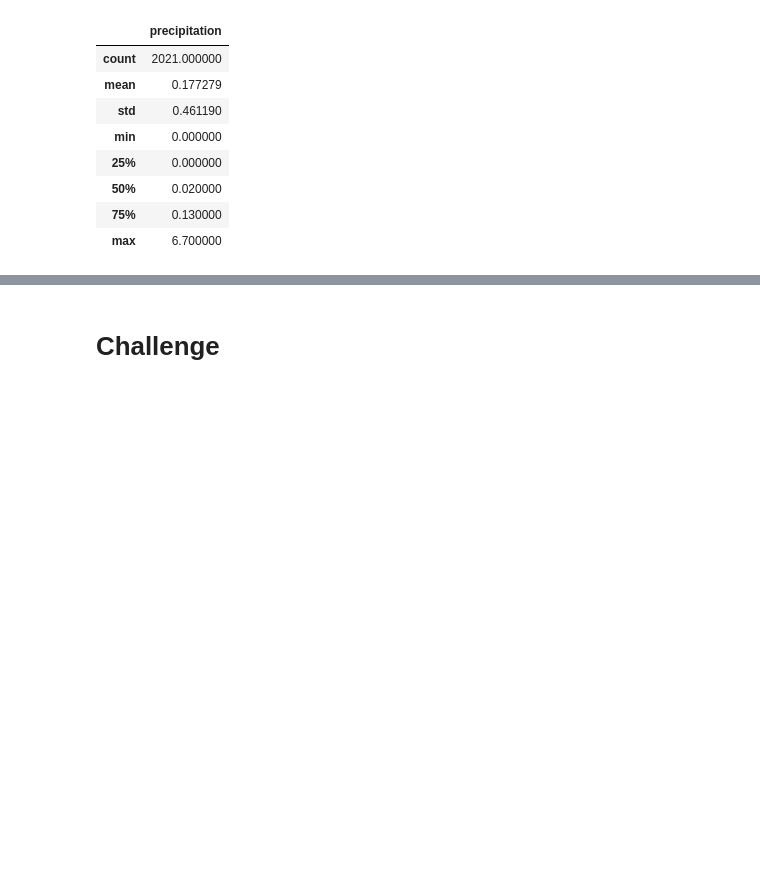
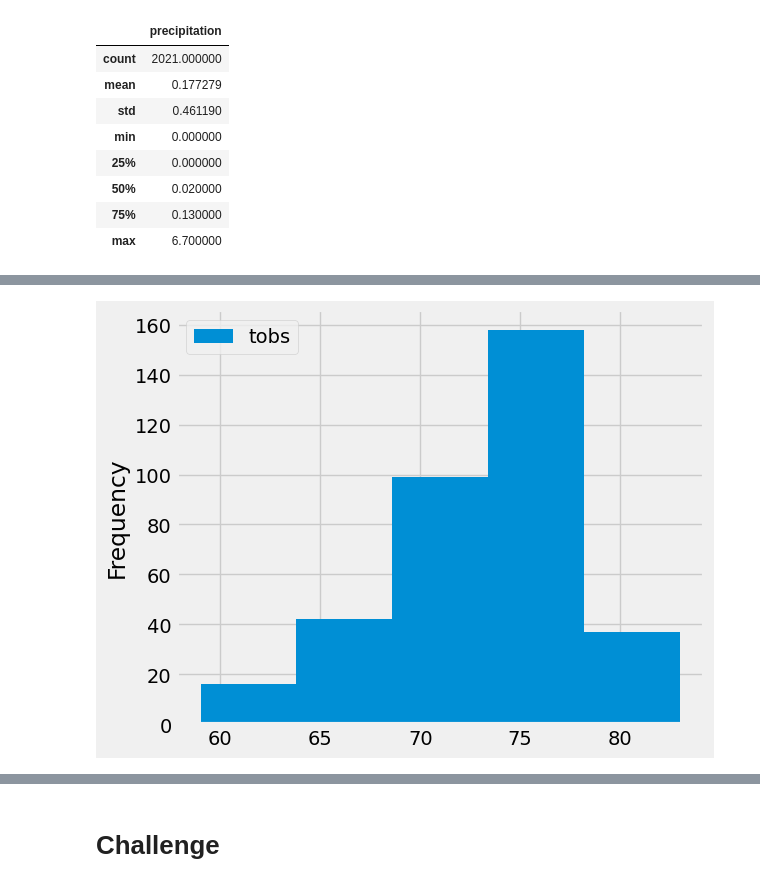
Before and after one commit to rcepsan/surfs_up, a Jupyter notebook: climate_analysis.ipynb, the cells around one changed output, grey strips where cells are left out. Saved outputs shown, nothing was run; the diff lists cells and outputs as text; code cells hidden in the pictures; blank space fills up the shorter version.

```diff
--- a/climate_analysis.ipynb
+++ b/climate_analysis.ipynb
@@ -166,0 +216,5 @@ df.describe()
+# %%
+df.plot.hist(bins=5)
+plt.tight_layout()
+# %% [output]
+[figure, added]
```
Also changed, not shown: parts of 7 cells of this notebook.
